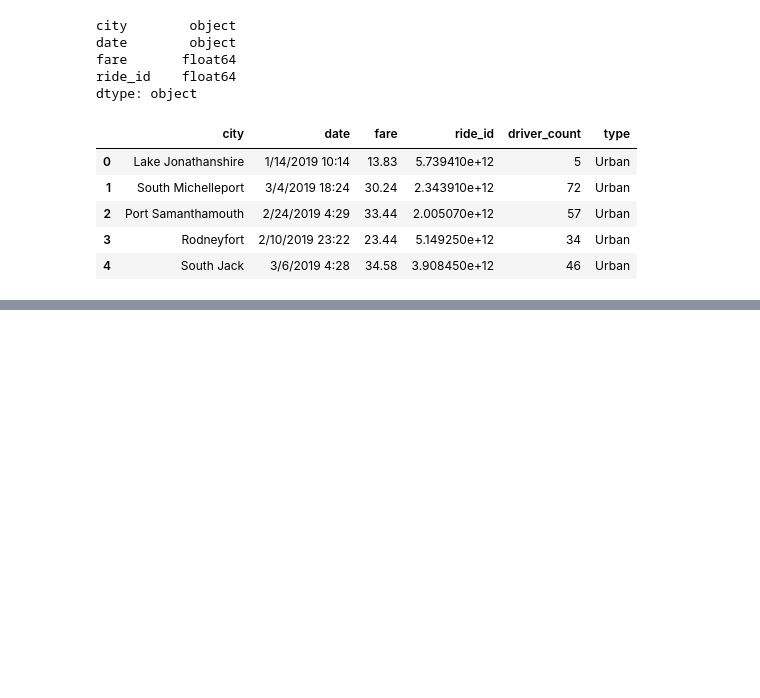
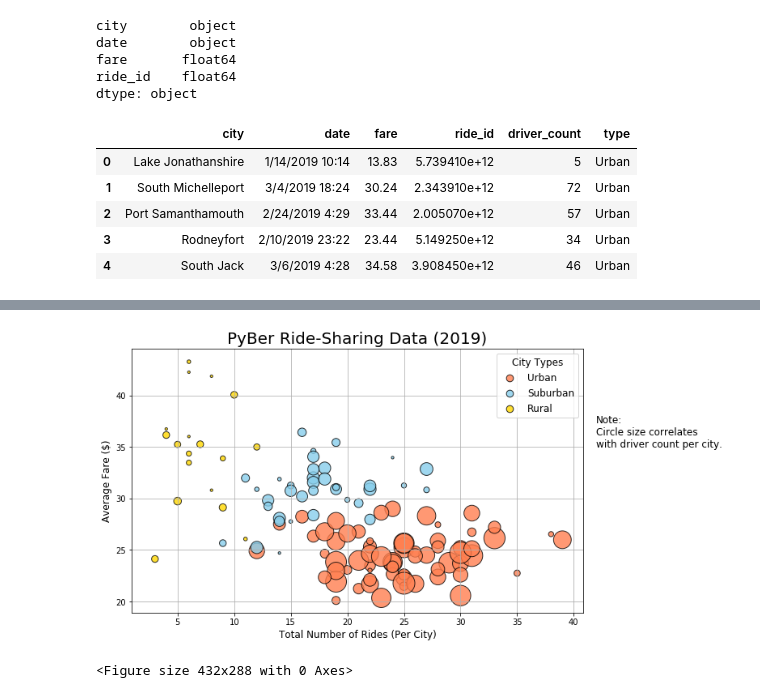
Before and after one commit to Muzznah/Pyber-Growth-Opportunity-Analysisis, a Jupyter notebook: PyBer.ipynb, the cells around one changed output, grey strips where cells are left out. Cells and saved outputs as stored; diff of their text form; code cells hidden in the pictures; blank space fills up the shorter version.

```diff
--- a/PyBer.ipynb
+++ b/PyBer.ipynb
@@ -130,0 +371,66 @@ pyber_data_df.head()
+# %%
+#Increase the size
+plt.subplots(figsize=(10, 6))
+
+#Create Urban Cities Bubble Chart.
+plt.scatter(x=urban_ride_count,
+            y=avg_fare_urban,
+            s=10*avg_drivers_urban,
+            c='coral',
+            edgecolor='black',
+            linewidths=1,
+            alpha=.80,
+            label='Urban')
+#_____________________________________________________________________________
+
+#Create Suburban Cities Bubble Chart.
+plt.scatter(x=suburban_ride_count,
+            y=avg_fare_suburban,
+            s=10*avg_drivers_suburban,
+            c='skyblue',
+            edgecolor='black',
+            linewidths=1,
+            alpha=.80,
+            label='Suburban')
+#_______________________________________________________________________________
+
+#Create Rural Cities Bubble Chart.
+plt.scatter(x=rural_ride_count,
+            y=avg_fare_rural,
+            s=10*avg_drivers_rural,
+            c='gold',
+            edgecolor='black',
+            linewidths=1,
+            alpha=.80,
+            label='Rural')
+#_________________________________________________________________
+
+#Create plot title.
+plt.title("PyBer Ride-Sharing Data (2019)", fontsize=20)
+
+#Create x and y axis labels.
+plt.xlabel("Total Number of Rides (Per City)", fontsize=12)
+plt.ylabel("Average Fare ($)", fontsize=12)
+
+#Add grid.
+plt.grid(True)
+
+#Add legend.
+lgnd = plt.legend(fontsize="12", mode="Expanded",
+         scatterpoints=1, loc="best", title="City Types")
+lgnd.legendHandles[0]._sizes = [75]
+lgnd.legendHandles[1]._sizes = [75]
+lgnd.legendHandles[2]._sizes = [75]
+lgnd.get_title().set_fontsize(12)
+
+# Incorporate a text label about circle size.
+plt.text(42, 35, "Note:\nCircle size correlates\nwith driver count per city.", fontsize="12")
+
+#Display combined scatter plot.
+plt.show()
+
+# Save the figure.
+plt.savefig("Analysis/Fig1.png")
+# %% [output]
+[figure, added]
+<Figure size 432x288 with 0 Axes>
```
Also changed, not shown: parts of 15 cells of this notebook, 1 other file.
